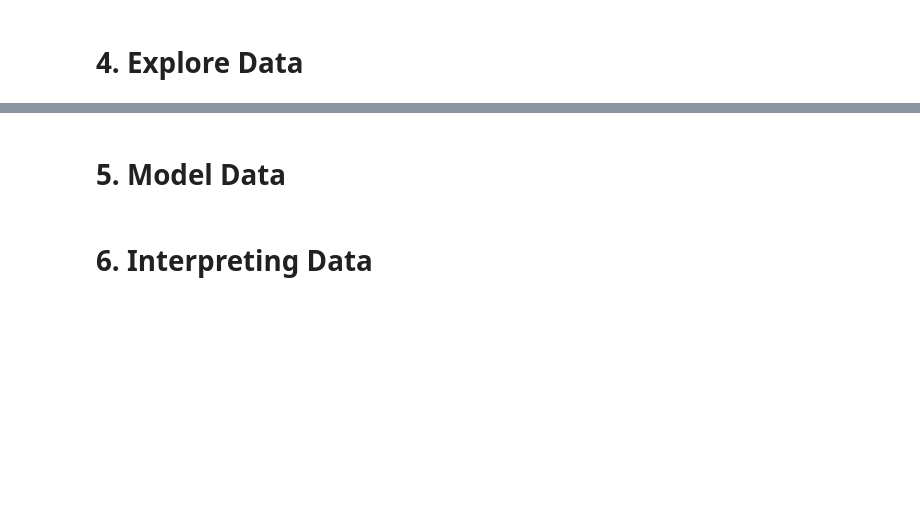
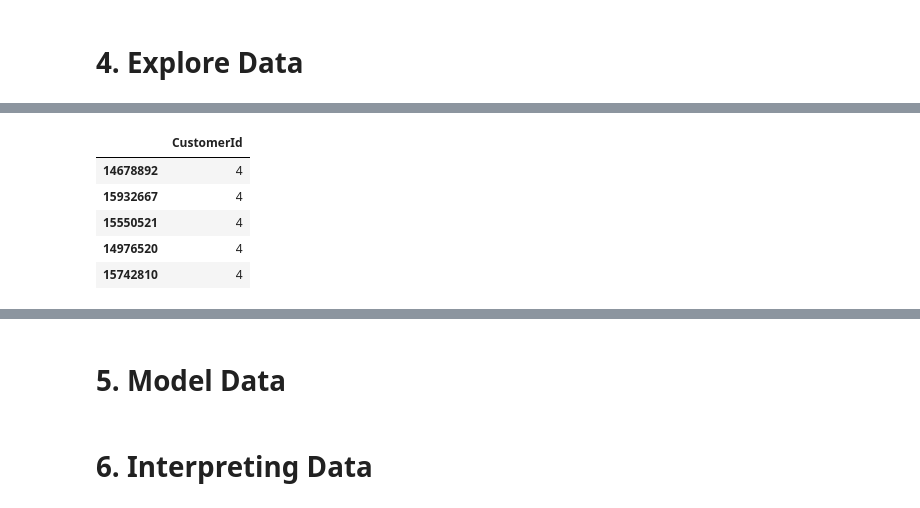
Before and after one commit to nestoredduardo/two-year-churn-predictive-model, a Jupyter notebook: Hackathon.ipynb, the cells around one changed output, grey strips where cells are left out. Cells and saved outputs as stored; diff of their text form; code cells hidden in the pictures; blank space fills up the shorter version.

```diff
--- a/Hackathon.ipynb
+++ b/Hackathon.ipynb
@@ -165,0 +193,12 @@ Length: 450562, dtype: timedelta64[ns]
+# %%
+products_count = df_products['CustomerId'].value_counts()
+df_products_count = pd.DataFrame(data = products_count, columns = 'NumProducts')
+# %%
+df_products_count.head()
+# %% [output]
+|  | CustomerId |
+| 14678892 | 4 |
+| 15932667 | 4 |
+| 15550521 | 4 |
+| 14976520 | 4 |
+| 15742810 | 4 |
```
Also changed, not shown: parts of 22 cells of this notebook.
